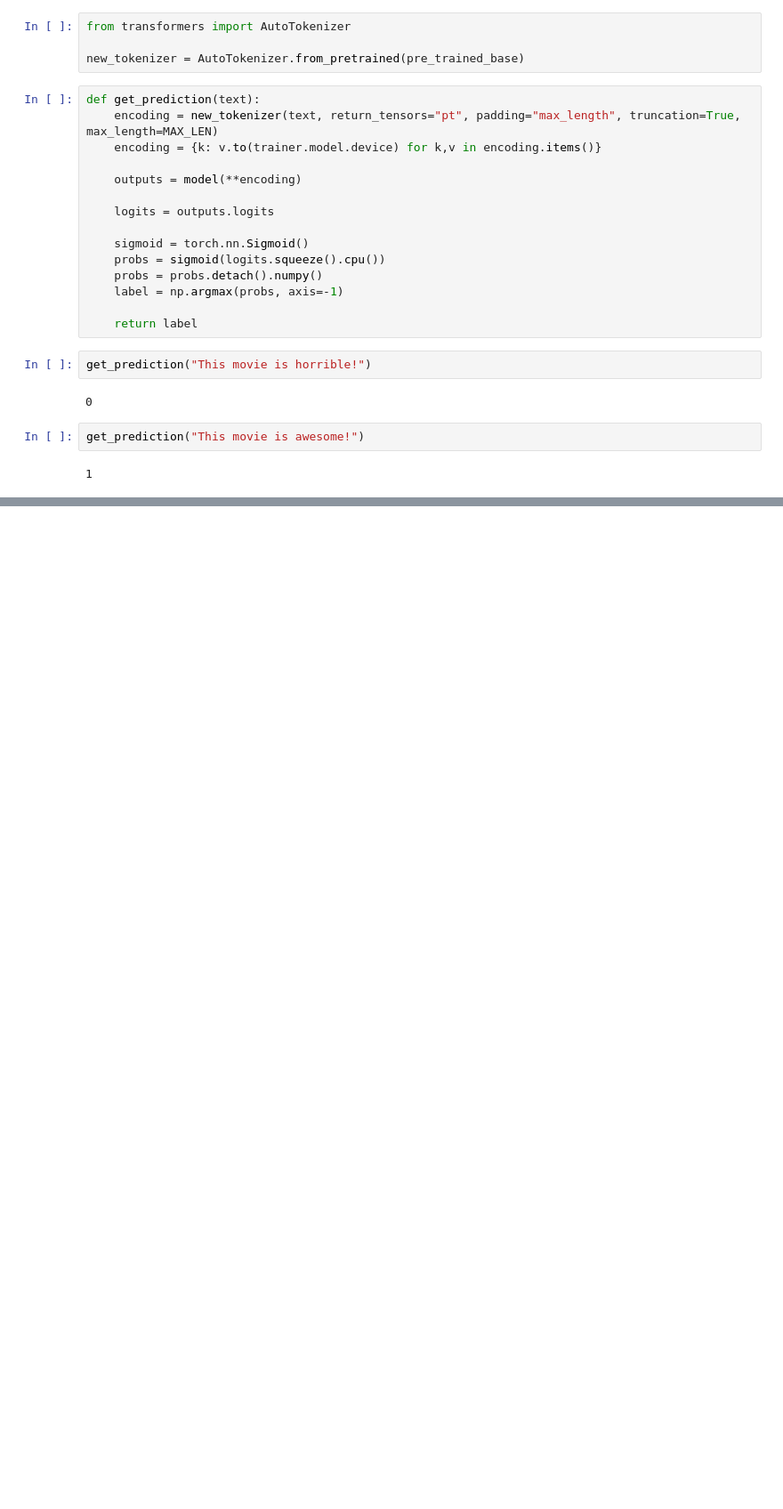
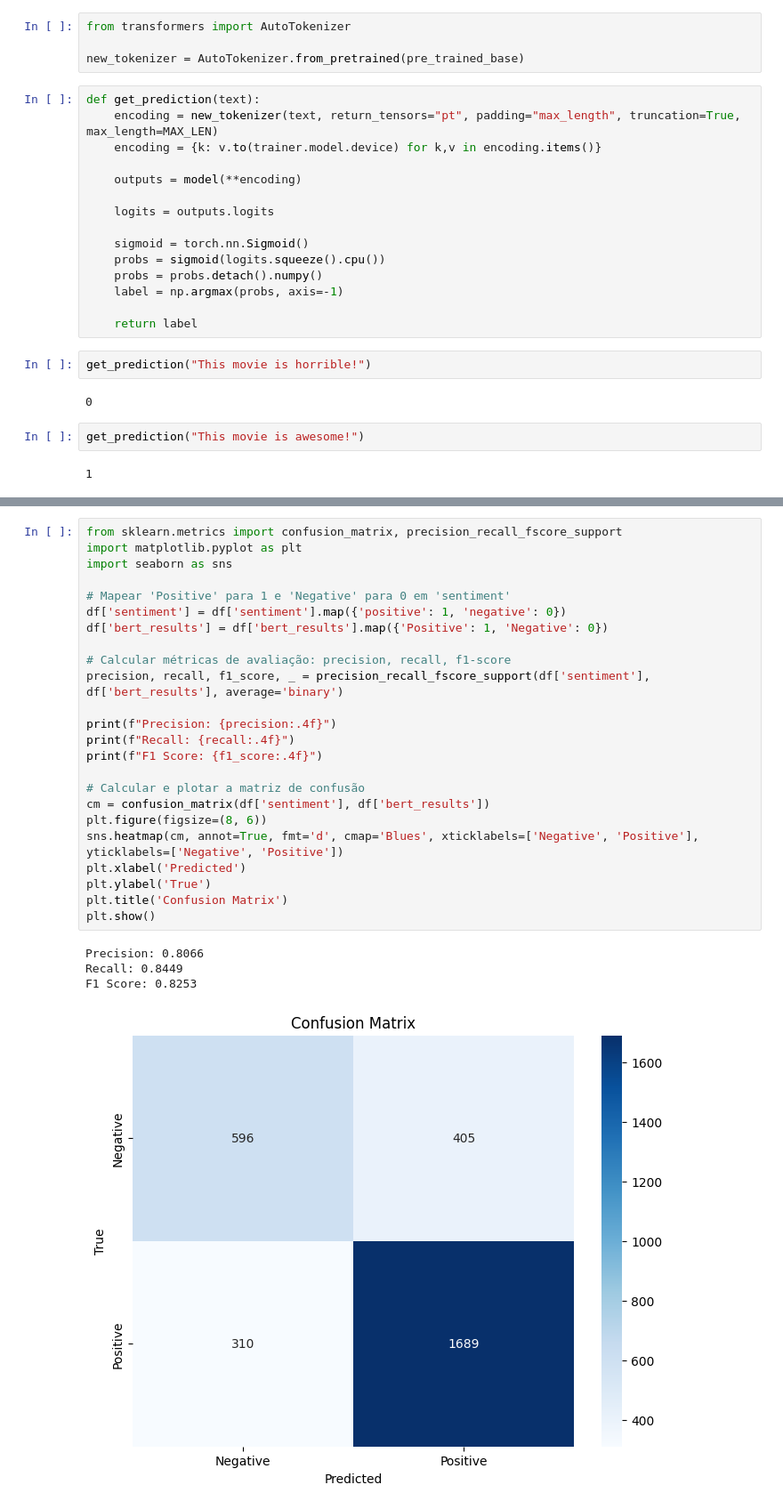
Before and after one commit to danielcarvalho99/Projeto-NLP, a Jupyter notebook: notebooks_explicativos/Neural_Bert.ipynb, the cells around one changed output, grey strips where cells are left out. Shown at 89% size. Saved outputs shown, nothing was run; the diff lists cells and outputs as text; blank space fills up the shorter version.

```diff
--- a/notebooks_explicativos/Neural_Bert.ipynb
+++ b/notebooks_explicativos/Neural_Bert.ipynb
@@ -386,0 +450,29 @@ get_prediction("This movie is awesome!")
+# %%
+from sklearn.metrics import confusion_matrix, precision_recall_fscore_support
+import matplotlib.pyplot as plt
+import seaborn as sns
+
+# Mapear 'Positive' para 1 e 'Negative' para 0 em 'sentiment'
+df['sentiment'] = df['sentiment'].map({'positive': 1, 'negative': 0})
+df['bert_results'] = df['bert_results'].map({'Positive': 1, 'Negative': 0})
+
+# Calcular métricas de avaliação: precision, recall, f1-score
+precision, recall, f1_score, _ = precision_recall_fscore_support(df['sentiment'], df['bert_results'], average='binary')
+
+print(f"Precision: {precision:.4f}")
+print(f"Recall: {recall:.4f}")
+print(f"F1 Score: {f1_score:.4f}")
+
+# Calcular e plotar a matriz de confusão
+cm = confusion_matrix(df['sentiment'], df['bert_results'])
+plt.figure(figsize=(8, 6))
+sns.heatmap(cm, annot=True, fmt='d', cmap='Blues', xticklabels=['Negative', 'Positive'], yticklabels=['Negative', 'Positive'])
+plt.xlabel('Predicted')
+plt.ylabel('True')
+plt.title('Confusion Matrix')
+plt.show()
+# %% [output]
+Precision: 0.8066
+Recall: 0.8449
+F1 Score: 0.8253
+[figure, added]
```
Also changed, not shown: parts of 6 cells of this notebook, 2 other files.
